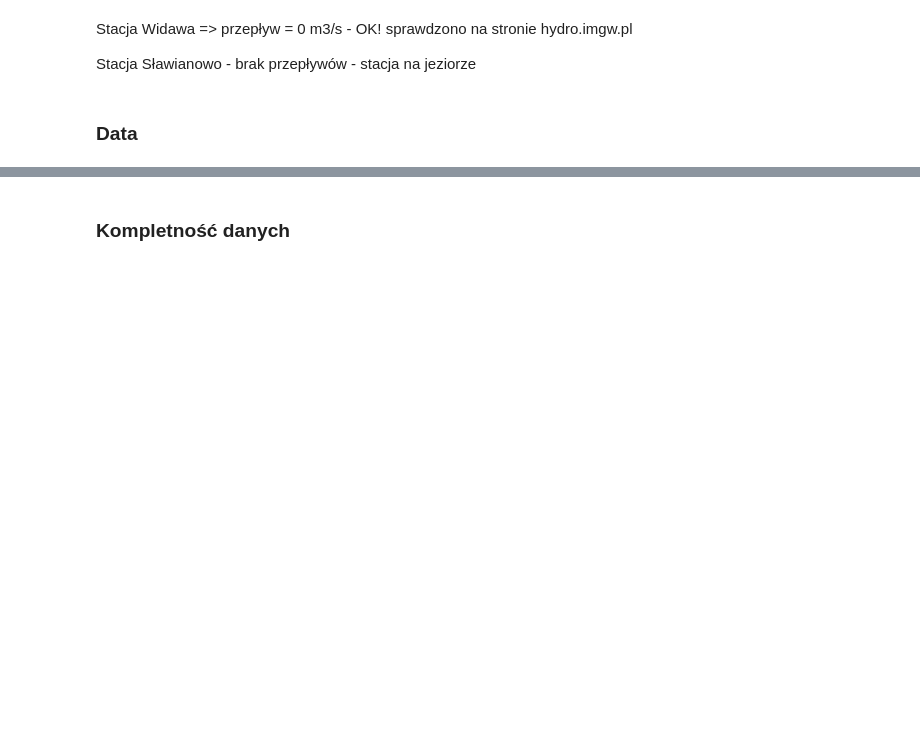
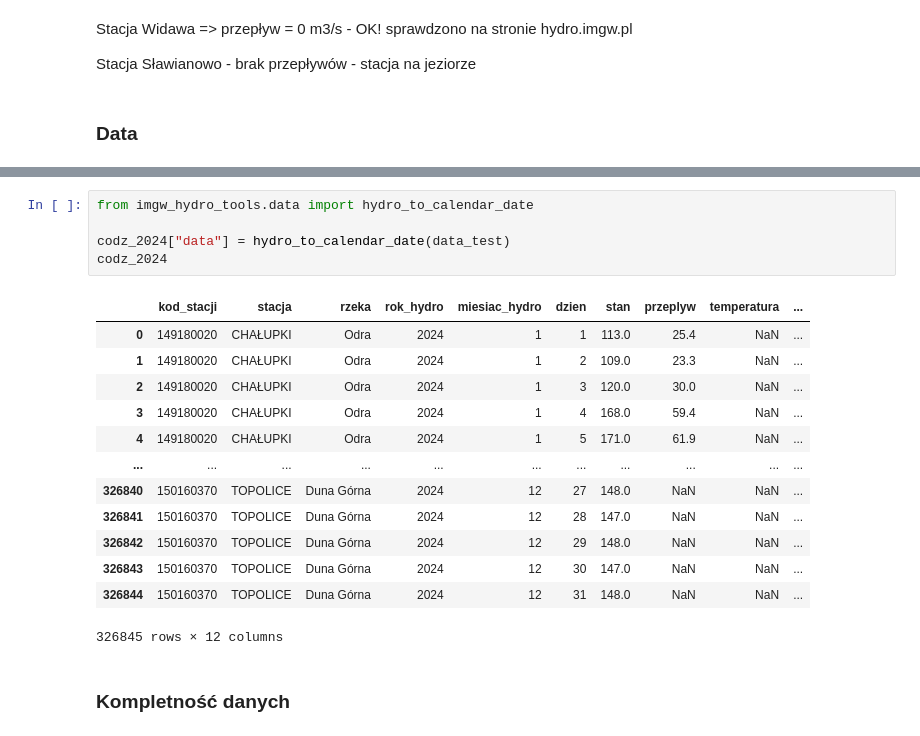
Before and after one commit to teempe/hydro-tools, a Jupyter notebook: imgw_hydro_2024.ipynb, the cells around one changed output, grey strips where cells are left out. Drawn from its saved outputs; the diff is of its cells as text; blank space fills up the shorter version.

```diff
--- a/imgw_hydro_2024.ipynb
+++ b/imgw_hydro_2024.ipynb
@@ -168,3 +192,22 @@ codz_2024["data"] = pd.to_datetime(
+# %%
+from imgw_hydro_tools.data import hydro_to_calendar_date
+
+codz_2024["data"] = hydro_to_calendar_date(data_test)
+codz_2024
+# %% [output]
+|  | kod_stacji | stacja | rzeka | rok_hydro | miesiac_hydro | dzien | stan | przeplyw | temperatura | ... |
+| 0 | 149180020 | CHAŁUPKI | Odra | 2024 | 1 | 1 | 113.0 | 25.4 | NaN | ... |
+| 1 | 149180020 | CHAŁUPKI | Odra | 2024 | 1 | 2 | 109.0 | 23.3 | NaN | ... |
+| 2 | 149180020 | CHAŁUPKI | Odra | 2024 | 1 | 3 | 120.0 | 30.0 | NaN | ... |
+| 3 | 149180020 | CHAŁUPKI | Odra | 2024 | 1 | 4 | 168.0 | 59.4 | NaN | ... |
+| 4 | 149180020 | CHAŁUPKI | Odra | 2024 | 1 | 5 | 171.0 | 61.9 | NaN | ... |
+| ... | ... | ... | ... | ... | ... | ... | ... | ... | ... | ... |
+| 326840 | 150160370 | TOPOLICE | Duna Górna | 2024 | 12 | 27 | 148.0 | NaN | NaN | ... |
+| 326841 | 150160370 | TOPOLICE | Duna Górna | 2024 | 12 | 28 | 147.0 | NaN | NaN | ... |
+| 326842 | 150160370 | TOPOLICE | Duna Górna | 2024 | 12 | 29 | 148.0 | NaN | NaN | ... |
+| 326843 | 150160370 | TOPOLICE | Duna Górna | 2024 | 12 | 30 | 147.0 | NaN | NaN | ... |
+| 326844 | 150160370 | TOPOLICE | Duna Górna | 2024 | 12 | 31 | 148.0 | NaN | NaN | ... |
+326845 rows × 12 columns
 # %% [markdown]
 ### Kompletność danych
 # %%
```
Also changed, not shown: parts of 9 cells of this notebook, 2 other files.
